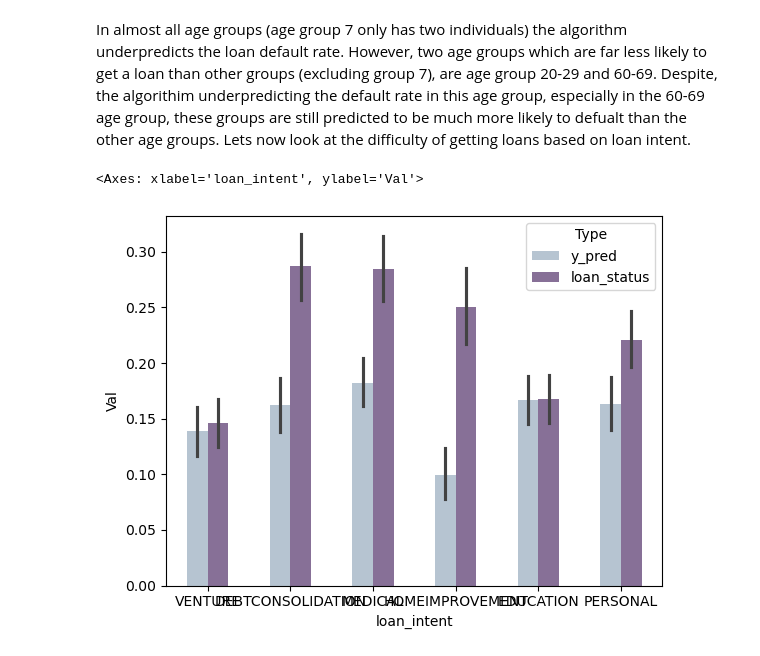
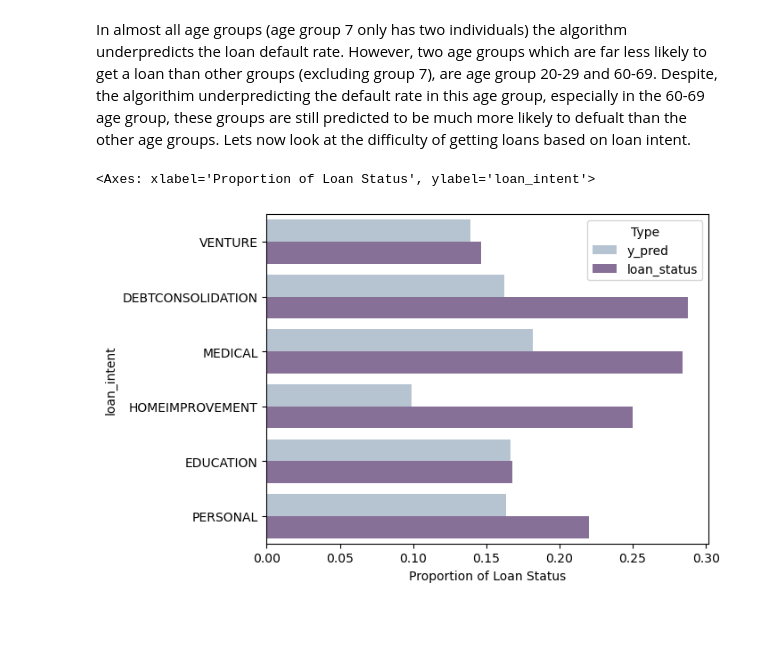
Before and after one commit to Nibsquatch/Nibsquatch.github.io, a Jupyter notebook: posts/Blog 2/index.ipynb, the cells around one changed output. Drawn from its saved outputs; the diff is of its cells as text; code cells hidden in the pictures; blank space fills up the shorter version.

```diff
--- a/posts/Blog 2/index.ipynb
+++ b/posts/Blog 2/index.ipynb
@@ -350,9 +351,11 @@ temp
 In almost all age groups (age group 7 only has two individuals) the algorithm underpredicts the loan default rate. However, two age groups which are far less likely to get a loan than other groups (excluding group 7), are age group 20-29 and 60-69. Despite, the algorithim underpredicting the default rate in this age group, especially in the 60-69 age group, these groups are still predicted to be much more likely to defualt than the other age groups. Lets now look at the difficulty of getting loans based on loan intent.
 # %%
 temp2 = df_test.copy()
-temp2.groupby("loan_intent")[["y_pred", "loan_status"]].mean()
-temp2_melted = pd.melt(temp2, id_vars = "loan_intent", value_vars = ["y_pred", "loan_status"], var_name = "Type", value_name = "Val")
-sns.barplot(data = temp2_melted, x = "loan_intent", y = "Val", hue = "Type", palette = "BuPu", saturation = 0.5, width = .5)
+
+# Melt the data so it can be plotted in a
+temp2_melted = pd.melt(temp2, id_vars = "loan_intent", value_vars = ["y_pred", "loan_status"], var_name = "Type", value_name = "Proportion of Loan Status")
+
+sns.barplot(data = temp2_melted, y = "loan_intent", x = "Proportion of Loan Status", hue = "Type", palette = "BuPu", saturation = 0.5, orient = "h", errorbar = None)
 # %% [output]
-<Axes: xlabel='loan_intent', ylabel='Val'>
+<Axes: xlabel='Proportion of Loan Status', ylabel='loan_intent'>
-[figure, old version]
+[figure, new version]
```
Also changed, not shown: parts of 4 cells of this notebook, 5 other files.
